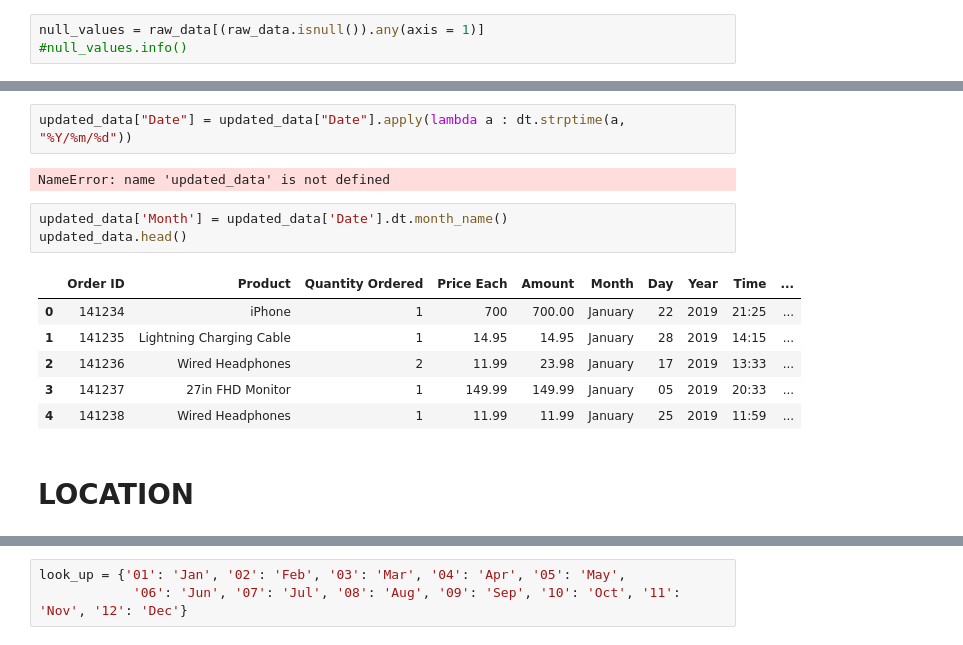
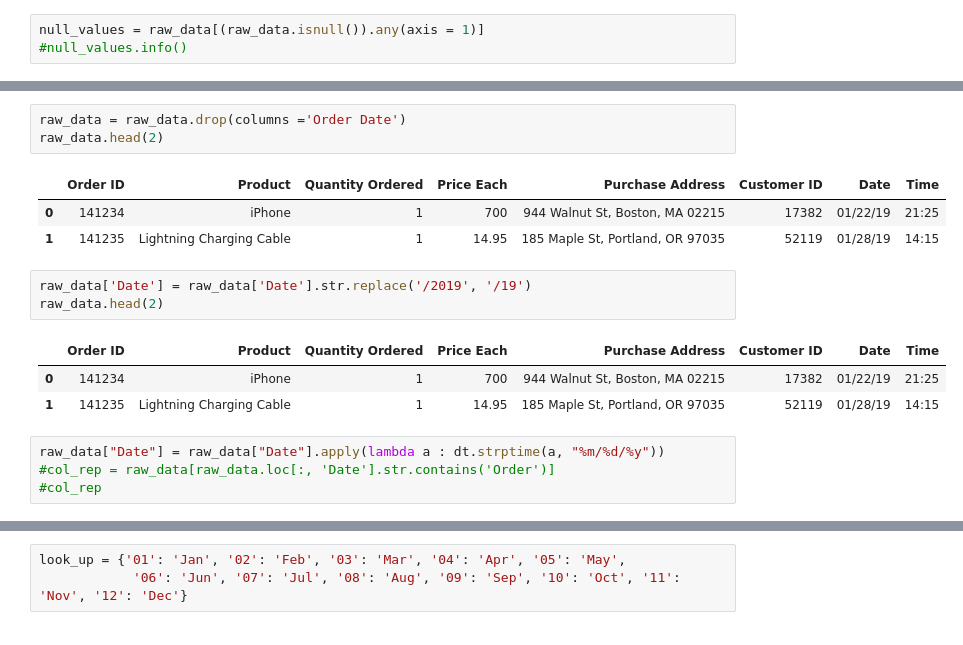
Before and after one commit to Mideoladokun/eCommerce-Analytics, a Jupyter notebook: Project.ipynb, the cells around one changed output, grey strips where cells are left out. Drawn from its saved outputs; the diff is of its cells as text.

```diff
--- a/Project.ipynb
+++ b/Project.ipynb
@@ -156,17 +87,19 @@ ValueError: time data '200101' does not match format '%Y%m%d' (match)
-# %%
-updated_data["Date"] = updated_data["Date"].apply(lambda a : dt.strptime(a, "%Y/%m/%d"))
-# %% [output]
-NameError: name 'updated_data' is not defined
-# %%
-updated_data['Month'] = updated_data['Date'].dt.month_name()
-updated_data.head()
-# %% [output]
-|  | Order ID | Product | Quantity Ordered | Price Each | Amount | Month | Day | Year | Time | ... |
-| 0 | 141234 | iPhone | 1 | 700 | 700.00 | January | 22 | 2019 | 21:25 | ... |
-| 1 | 141235 | Lightning Charging Cable | 1 | 14.95 | 14.95 | January | 28 | 2019 | 14:15 | ... |
-| 2 | 141236 | Wired Headphones | 2 | 11.99 | 23.98 | January | 17 | 2019 | 13:33 | ... |
-| 3 | 141237 | 27in FHD Monitor | 1 | 149.99 | 149.99 | January | 05 | 2019 | 20:33 | ... |
-| 4 | 141238 | Wired Headphones | 1 | 11.99 | 11.99 | January | 25 | 2019 | 11:59 | ... |
-# %% [markdown]
-# LOCATION
+# %%
+raw_data = raw_data.drop(columns ='Order Date')
+raw_data.head(2)
+# %% [output]
+|  | Order ID | Product | Quantity Ordered | Price Each | Purchase Address | Customer ID | Date | Time |
+| 0 | 141234 | iPhone | 1 | 700 | 944 Walnut St, Boston, MA 02215 | 17382 | 01/22/19 | 21:25 |
+| 1 | 141235 | Lightning Charging Cable | 1 | 14.95 | 185 Maple St, Portland, OR 97035 | 52119 | 01/28/19 | 14:15 |
+# %%
+raw_data['Date'] = raw_data['Date'].str.replace('/2019', '/19')
+raw_data.head(2)
+# %% [output]
+|  | Order ID | Product | Quantity Ordered | Price Each | Purchase Address | Customer ID | Date | Time |
+| 0 | 141234 | iPhone | 1 | 700 | 944 Walnut St, Boston, MA 02215 | 17382 | 01/22/19 | 21:25 |
+| 1 | 141235 | Lightning Charging Cable | 1 | 14.95 | 185 Maple St, Portland, OR 97035 | 52119 | 01/28/19 | 14:15 |
+# %%
+raw_data["Date"] = raw_data["Date"].apply(lambda a : dt.strptime(a, "%m/%d/%y"))
+#col_rep = raw_data[raw_data.loc[:, 'Date'].str.contains('Order')]
+#col_rep
 # %%
```
Also changed, not shown: parts of 18 cells of this notebook.
